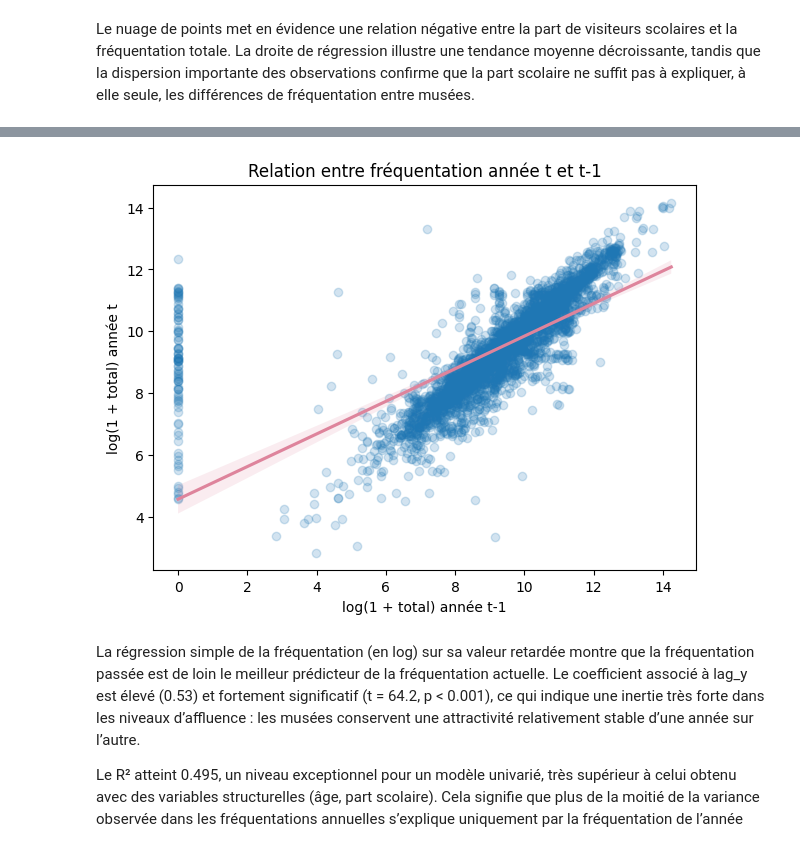
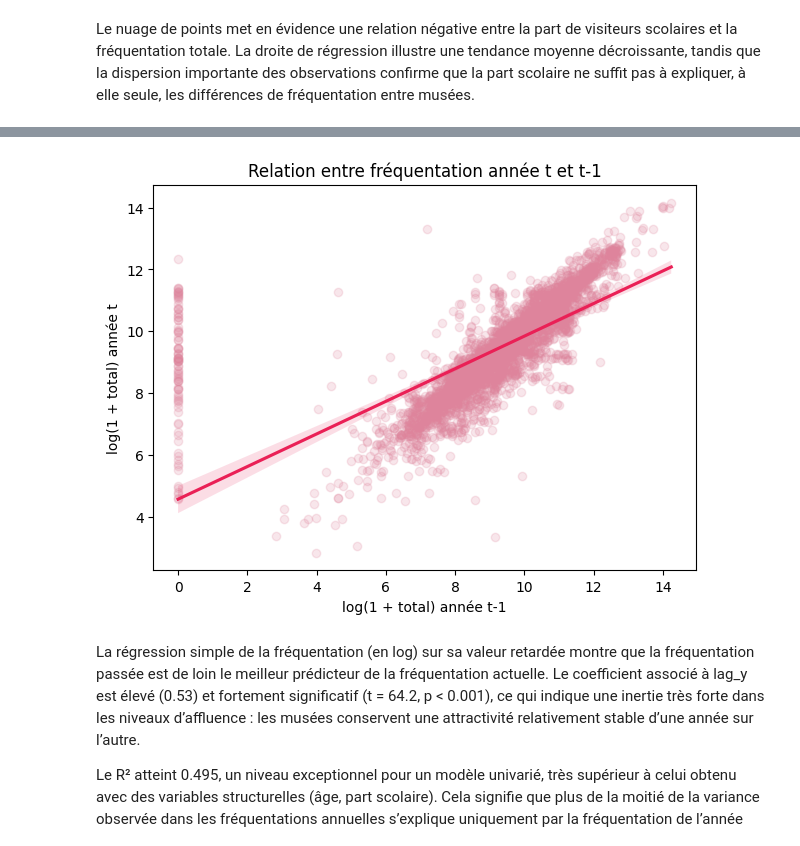
Before and after one commit to emmabezombes/prediction-musee, a Jupyter notebook: notebook/03_modelisation.ipynb, the cells around one changed output, grey strips where cells are left out. Saved outputs shown, nothing was run; the diff lists cells and outputs as text; code cells hidden in the pictures.

```diff
--- a/notebook/03_modelisation.ipynb
+++ b/notebook/03_modelisation.ipynb
@@ -219,17 +231,18 @@ Notes:
 # %%
 plt.figure(figsize=(7,5))
 sns.regplot(
     x=df_reg["lag_y"],
     y=df_reg["y"],
     scatter_kws={'alpha':0.2},
-    line_kws={'color':"#de849c"}
+    line_kws={'color':"#ea2056"},
+    color="#de849c",
 )
 plt.xlabel("log(1 + total) année t-1")
 plt.ylabel("log(1 + total) année t")
 plt.title("Relation entre fréquentation année t et t-1")
 plt.show()
 # %% [output]
-[figure, old version]
+[figure, new version]
 # %% [markdown]
 La régression simple de la fréquentation (en log) sur sa valeur retardée montre que la fréquentation passée est de loin le meilleur prédicteur de la fréquentation actuelle. Le coefficient associé à lag_y est élevé (0.53) et fortement significatif (t = 64.2, p < 0.001), ce qui indique une inertie très forte dans les niveaux d’affluence : les musées conservent une attractivité relativement stable d’une année sur l’autre.
 
```
Also changed, not shown: parts of 18 cells of this notebook, 1 other file.
